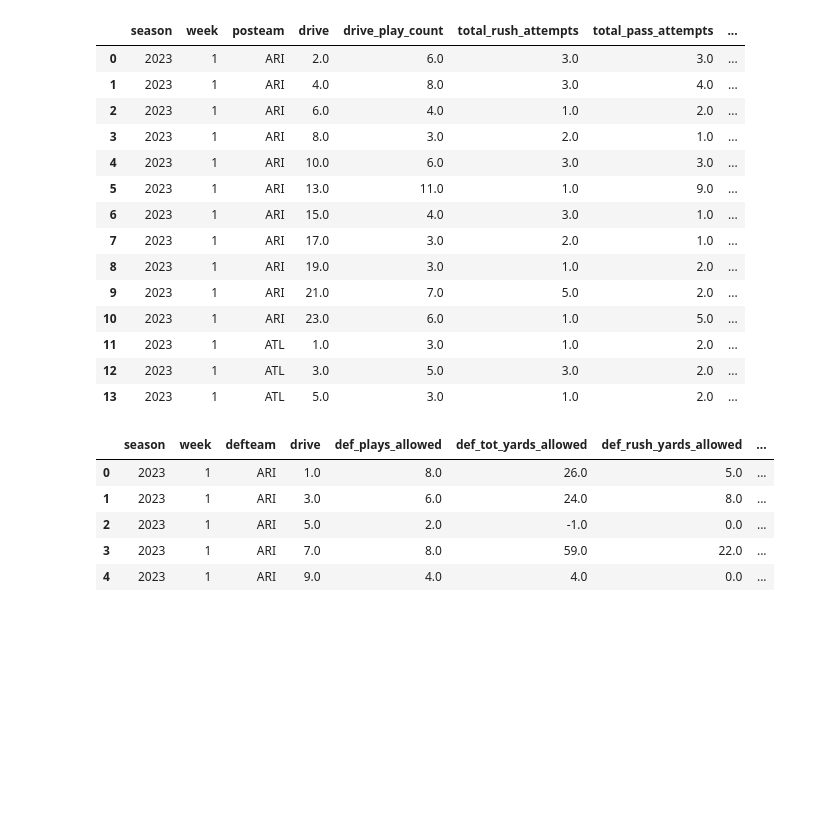
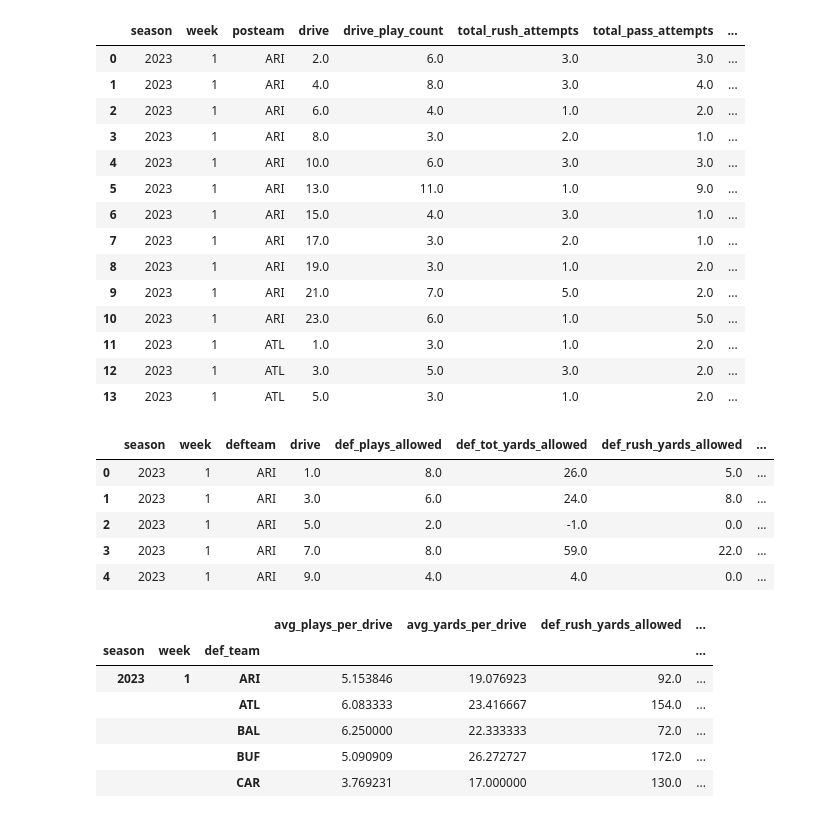
Before and after one commit to DaymonH/FantasyFootballRNN, a Jupyter notebook: ALL_features.ipynb, the cells around one changed output. Drawn from its saved outputs; the diff is of its cells as text; code cells hidden in the pictures; blank space fills up the shorter version.

Commit message:
def to per game

```diff
--- a/ALL_features.ipynb
+++ b/ALL_features.ipynb
@@ -176,6 +160,48 @@ def_stats.head()
 | 2 | 2023 | 1 | ARI | 5.0 | 2.0 | -1.0 | 0.0 | ... |
 | 3 | 2023 | 1 | ARI | 7.0 | 8.0 | 59.0 | 22.0 | ... |
 | 4 | 2023 | 1 | ARI | 9.0 | 4.0 | 4.0 | 0.0 | ... |
+# %%
+
+# Assuming your dataframe is named 'df'
+# First, let's rename the columns for clarity
+def_stats.columns = ['season', 'week', 'def_team', 'drive',
+              'def_plays_allowed', 'def_tot_yards_allowed', 'def_rush_yards_allowed', 'def_pass_yards_allowed',
+              'def_rush_attempts', 'def_pass_attempts', 'def_sacks', 'def_ints',
+              'def_pass_yards_per_attempt', 'def_rush_yards_per_attempt']
+
+# Group by season, week, and defending team
+grouped = def_stats.groupby(['season', 'week', 'def_team'])
+
+# Calculate per-game statistics
+per_game_stats = grouped.agg({
+    'def_plays_allowed': 'mean',  # Average plays per drive
+    'def_tot_yards_allowed': 'mean',  # Average yards per drive
+    'def_rush_yards_allowed': 'sum',
+    'def_pass_yards_allowed': 'sum',
+    'def_rush_attempts': 'sum',
+    'def_pass_attempts': 'sum'
+})
+
+# Rename columns for clarity
+per_game_stats.rename(columns={
+    'def_plays_allowed': 'avg_plays_per_drive',
+    'def_tot_yards_allowed': 'avg_yards_per_drive'
+}, inplace=True)
+
+# Calculate pass and rush yards per attempt for the entire game
+per_game_stats['avg_pass_yards_per_attempt'] = per_game_stats['def_pass_yards_allowed'] / per_game_stats['def_pass_attempts']
+per_game_stats['avg_rush_yards_per_attempt'] = per_game_stats['def_rush_yards_allowed'] / per_game_stats['def_rush_attempts']
+
+# Display the first few rows of the result
+per_game_stats.head()
+# %% [output]
+|  |  |  | avg_plays_per_drive | avg_yards_per_drive | def_rush_yards_allowed | ... |
+| season | week | def_team |  |  |  | ... |
+| 2023 | 1 | ARI | 5.153846 | 19.076923 | 92.0 | ... |
+|  |  | ATL | 6.083333 | 23.416667 | 154.0 | ... |
+|  |  | BAL | 6.250000 | 22.333333 | 72.0 | ... |
+|  |  | BUF | 5.090909 | 26.272727 | 172.0 | ... |
+|  |  | CAR | 3.769231 | 17.000000 | 130.0 | ... |
 # %%
 Playing Against
 PlayingAtHome
```
Also changed, not shown: parts of 2 cells of this notebook.
